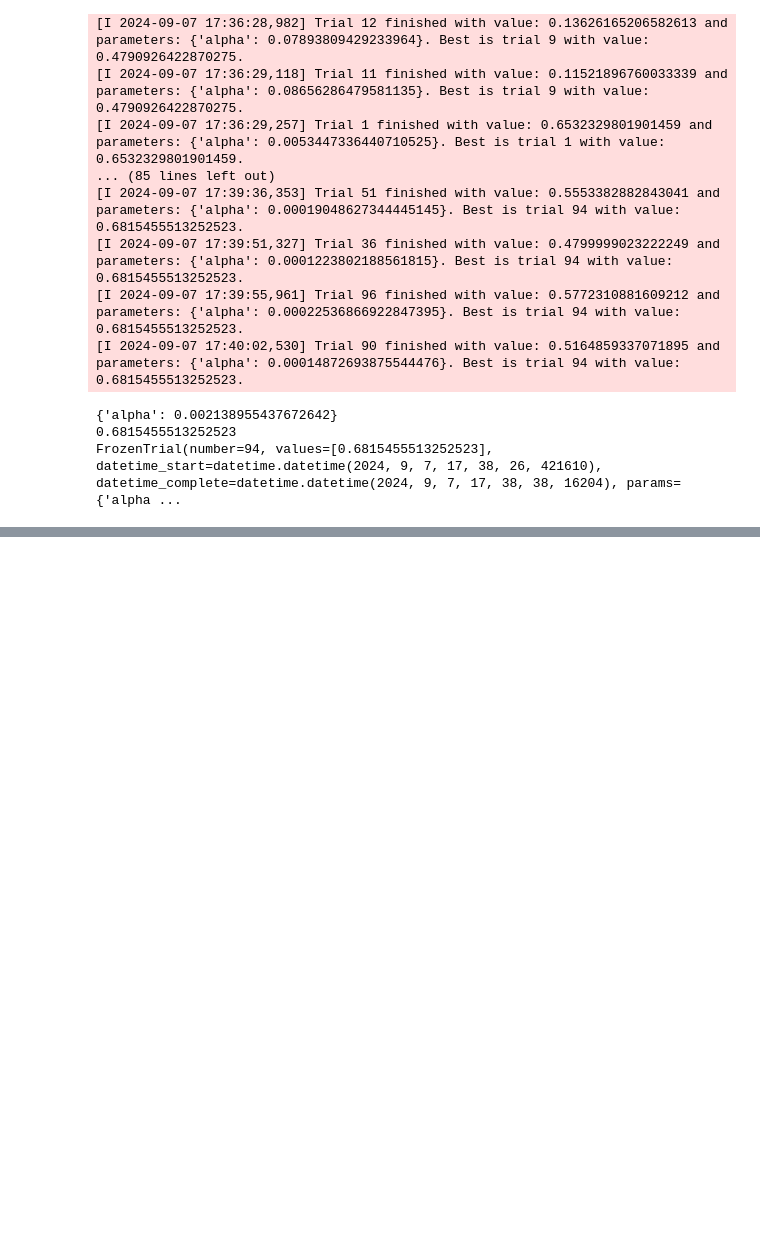
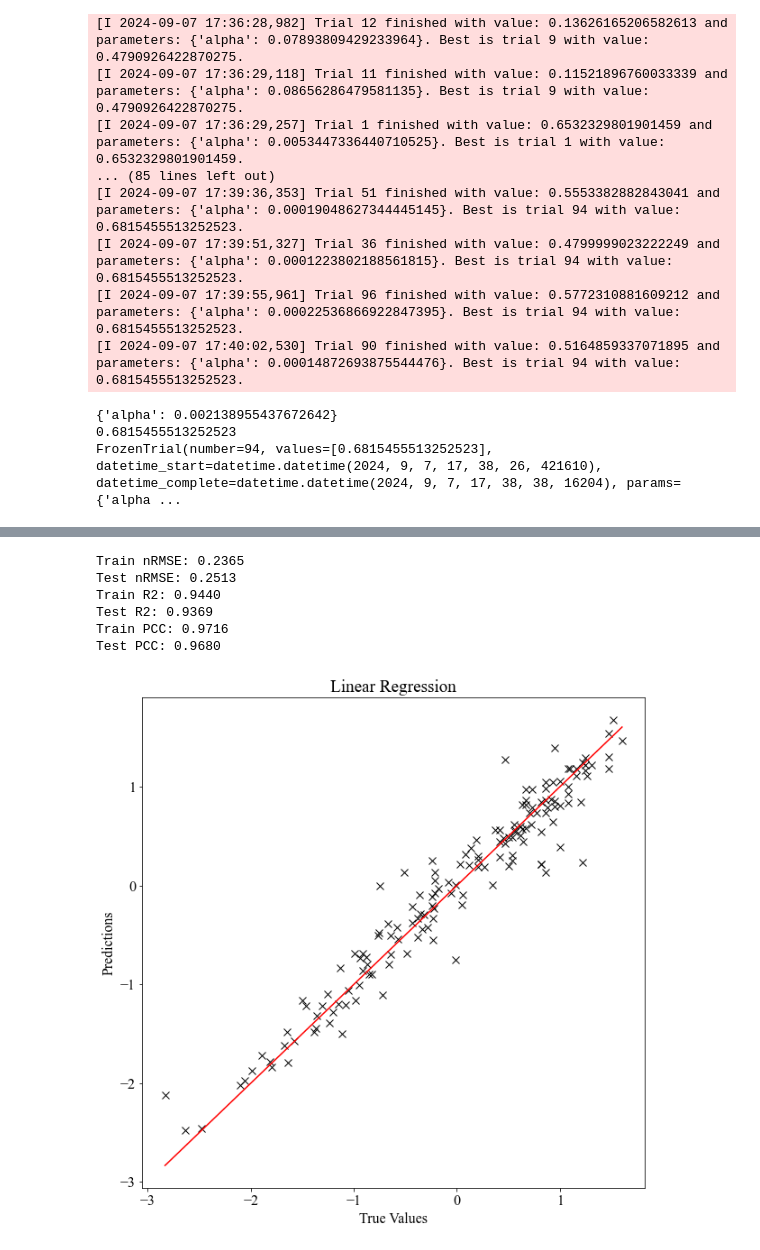
Before and after one commit to CesarAugusto14/QSAR_practice, a Jupyter notebook: initial_practicum.ipynb, the cells around one changed output, grey strips where cells are left out. Saved outputs shown, nothing was run; the diff lists cells and outputs as text; code cells hidden in the pictures; blank space fills up the shorter version.

```diff
--- a/initial_practicum.ipynb
+++ b/initial_practicum.ipynb
@@ -186,0 +251,40 @@ print(study2.best_trial)
+# %%
+# Linear Regression:
+lr = LinearRegression()
+lr.fit(X_train, y_train)
+
+# Predict and compute the nRMSE for train and test set
+y_pred_train = lr.predict(X_train)
+nrmse, r2, mse, rmse = nRMSE(y_train, y_pred_train)
+
+y_pred_test = lr.predict(x_test)
+nrmse_test, r2_test, mse_test, rmse_test = nRMSE(y_test, y_pred_test)
+
+# Print:
+print(f'Train nRMSE: {nrmse:.4f}')
+print(f'Test nRMSE: {nrmse_test:.4f}')
+print(f'Train R2: {r2:.4f}')
+print(f'Test R2: {r2_test:.4f}')
+pcc = np.corrcoef(y_train, y_pred_train)[0, 1]
+print(f'Train PCC: {pcc:.4f}')
+pcc_test = np.corrcoef(y_test, y_pred_test)[0, 1]
+print(f'Test PCC: {pcc_test:.4f}')
+
+# Plot predictions vs true values
+plt.figure(figsize=(10, 10))
+plt.plot(y_test, y_pred_test, 'kx', markersize=8)
+# Plot line
+plt.plot([min(y_test), max(y_test)], [min(y_test), max(y_test)], color='red')
+plt.xlabel('True Values')
+plt.ylabel('Predictions')
+plt.title('Linear Regression')
+plt.savefig('figures/linear_regression_plot.png')
+plt.show()
+# %% [output]
+Train nRMSE: 0.2365
+Test nRMSE: 0.2513
+Train R2: 0.9440
+Test R2: 0.9369
+Train PCC: 0.9716
+Test PCC: 0.9680
+[figure, added]
```
Also changed, not shown: parts of 9 cells of this notebook, 6 other files.
